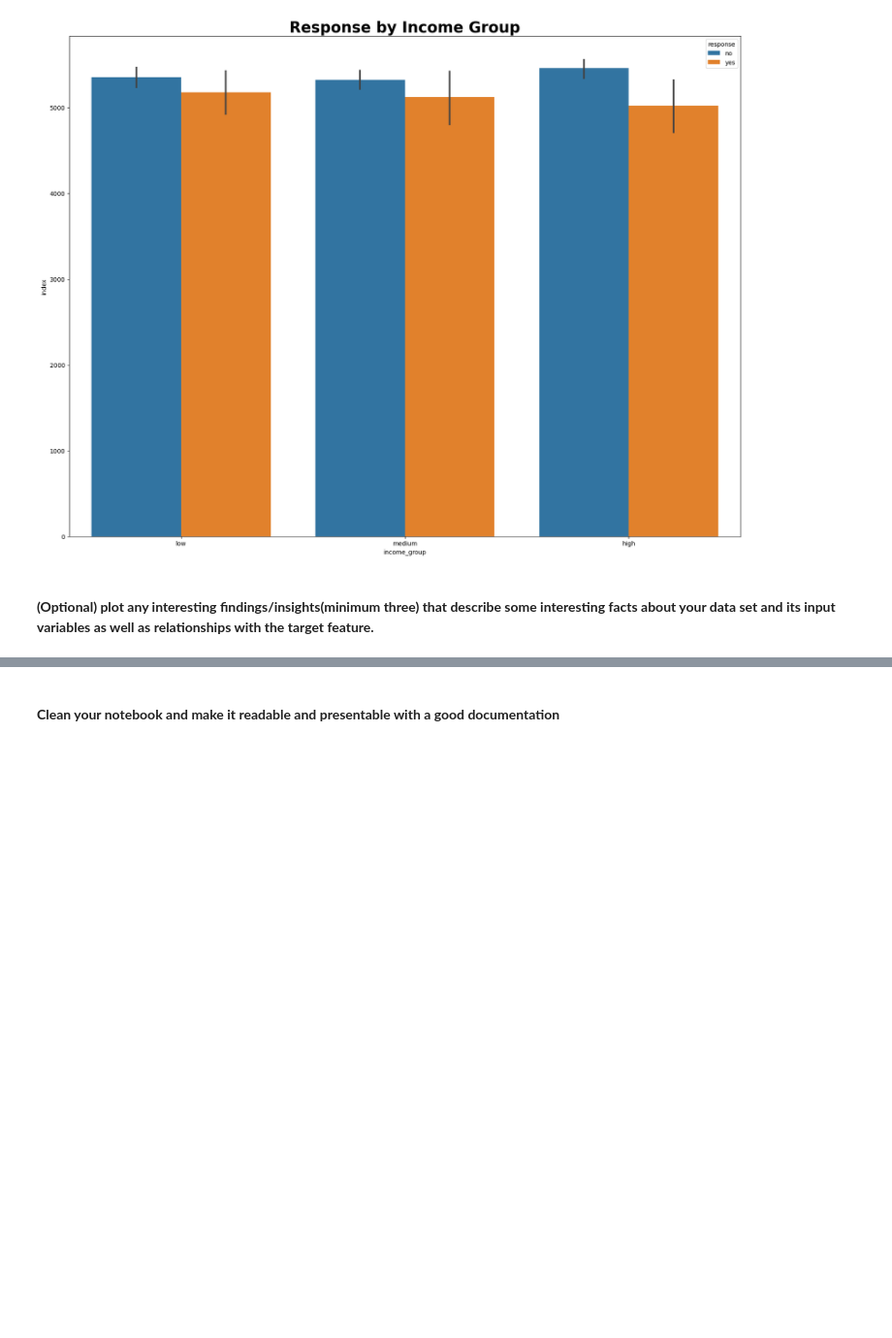
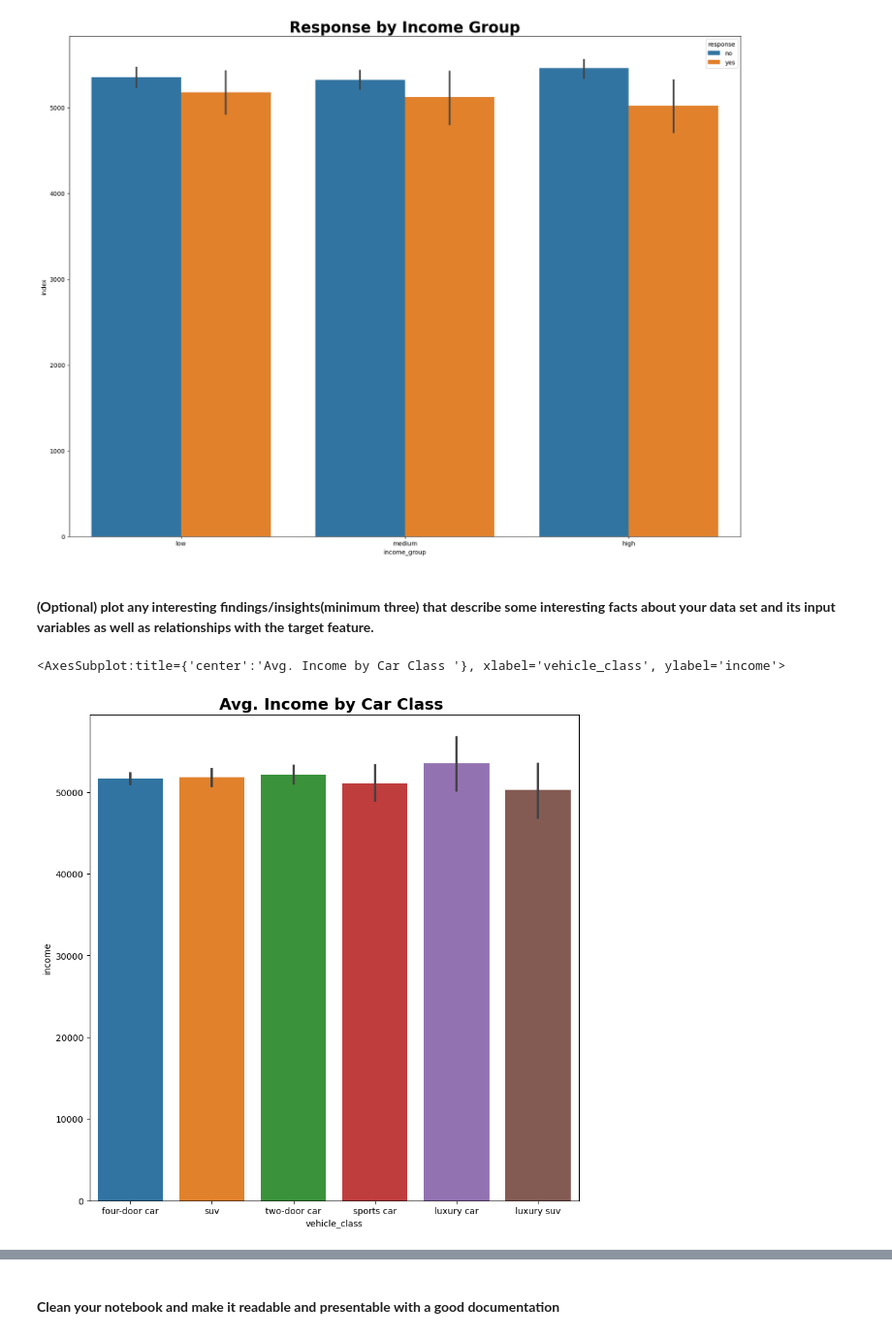
Before and after one commit to FredNurn/IronHack_DataLab_Frederik, a Jupyter notebook: Week 2/Customer_Analysis_Case_Study/CustomerAnalysis2.ipynb, the cells around one changed output, grey strips where cells are left out. Shown: that part at 97% size. Saved outputs shown, nothing was run; the diff lists cells and outputs as text; code cells hidden in the pictures; blank space fills up the shorter version.

```diff
--- a/Week 2/Customer_Analysis_Case_Study/CustomerAnalysis2.ipynb
+++ b/Week 2/Customer_Analysis_Case_Study/CustomerAnalysis2.ipynb
@@ -293,3 +318,11 @@ sns.barplot(x = basic_file['income_group'],y = basic_file['index'], hue = basic_
 [figure]
 # %% [markdown]
 **<br>(Optional) plot any interesting findings/insights(minimum three) that describe some interesting facts about your data set and its input variables as well as relationships with the target feature.<br>**
+# %%
+plt.figure(figsize=(10,10))
+plt.title('Avg. Income by Car Class ', size='18', fontweight='bold')
+
+sns.barplot(x = basic_file['vehicle_class'],y = basic_file[('income')])
+# %% [output]
+<AxesSubplot:title={'center':'Avg. Income by Car Class '}, xlabel='vehicle_class', ylabel='income'>
+[figure, added]
```
Also changed, not shown: parts of 5 cells of this notebook.
